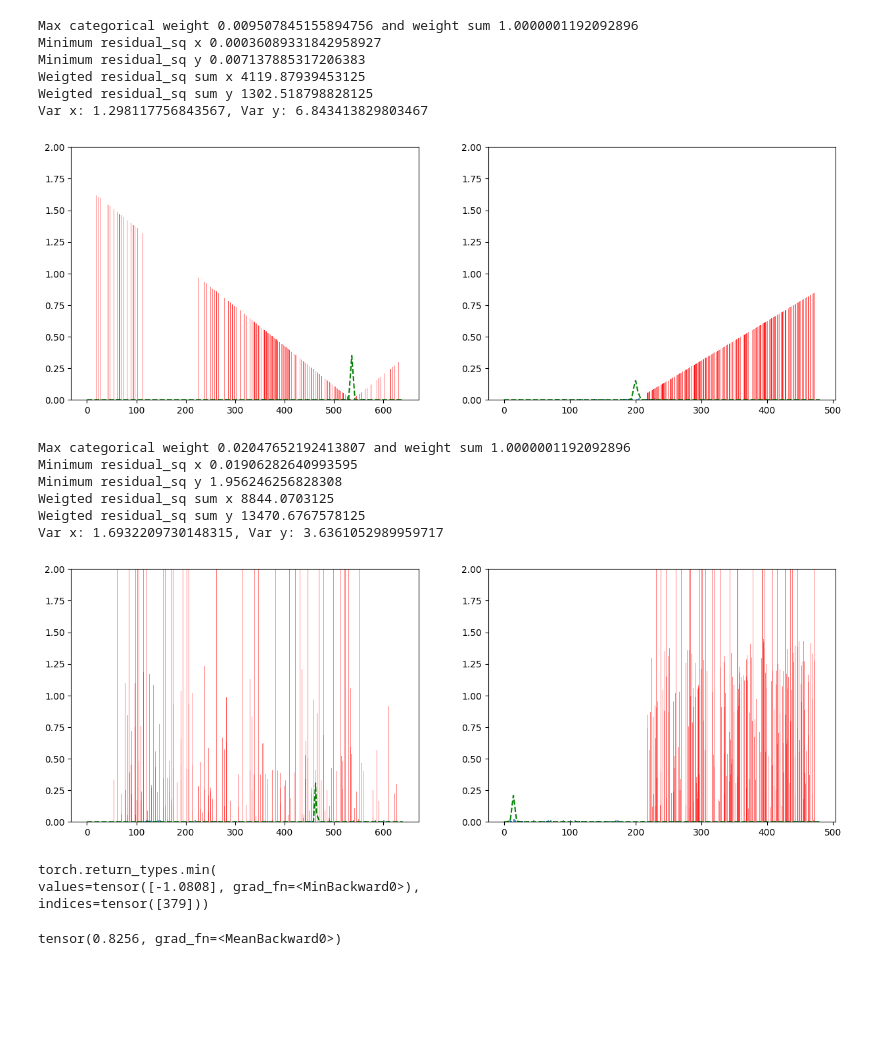
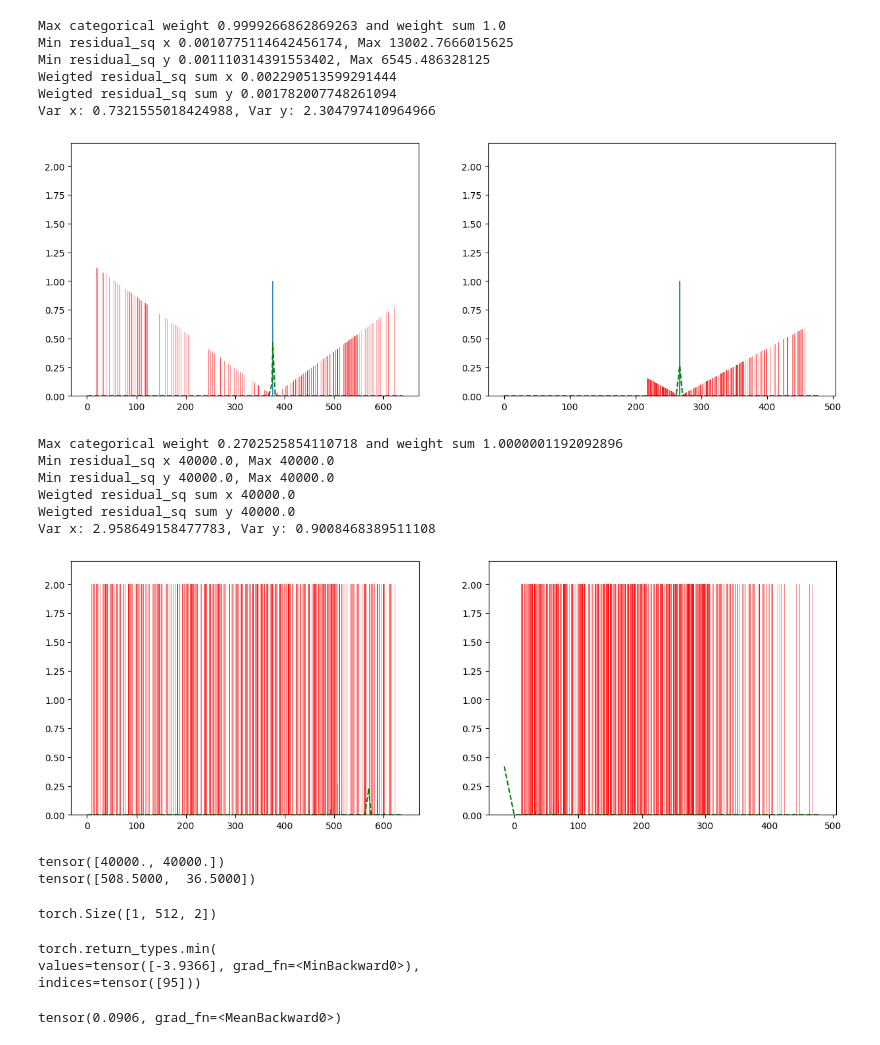
Before and after one commit to HLrwth/glue-factory, a Jupyter notebook: scripts/vis.ipynb, the cells around one changed output. Drawn from its saved outputs; the diff is of its cells as text; code cells hidden in the pictures; blank space fills up the shorter version.

```diff
--- a/scripts/vis.ipynb
+++ b/scripts/vis.ipynb
@@ -14,7 +14,7 @@ from gluefactory.models import get_model
 from matplotlib import pyplot as plt
 import numpy as np
 # %%
-conf = OmegaConf.load(file_="../gluefactory/configs/superpoint+simpleglue_homography_debug.yaml")
+conf = OmegaConf.load("../gluefactory/configs/superpoint+simpleglue_homography_debug.yaml")
 # %%
 device= 'cpu'
 # %%
@@ -31,6 +33,7 @@ model = get_model(conf.model.name)(conf.model).to(device)
 # train the model
 torch.autograd.set_detect_anomaly(False)
 tot_steps = 1
+log_interval = 10
 lr = 1e-5
 params = [(n, p) for n, p in model.named_parameters() if p.requires_grad]
 all_params = [p for n, p in params]
@@ -56,6 +59,7 @@ while(step < tot_steps):
         torch.nn.utils.clip_grad_norm_(all_params, conf.train.clip_grad)
         optimizer.step()
         scheduler.step()
-        # print(f"Step {step}/{tot_steps}- lr: {scheduler.get_last_lr()} - Loss total: {loss.item()}, Last rpr Loss: {losses['last_rp'].item()}, Last lagvar Loss: {losses['last_logvar'].item()}")
+        if step % log_interval == 0:
+            print(f"Step {step}/{tot_steps}- lr: {scheduler.get_last_lr()} - Loss total: {loss.item()}, Last rpr Loss: {losses['last_rp'].item()}, Last lagvar Loss: {losses['last_logvar'].item()}")
         step += 1
 # %% [output]
@@ -103,7 +67,7 @@ gt_res1_0_sq torch.Size([1, 512, 512, 2])
 # %%
 def plot_p_and_var(tmp_n, kps_tgt, proj, r_square, p_tgt_src, log_var, w = 640, h = 480, tp = False):
     var = torch.exp(log_var).squeeze().detach().cpu().numpy()
-    kps_tgt = kps_tgt.squeeze().detach().cpu().numpy() # target
+    kps_tgt = kps_tgt.squeeze().detach().cpu().numpy().astype(int) # target
 
     if tp:
         r_square = r_square.transpose(-2, -3)
@@ -114,16 +78,16 @@ def plot_p_and_var(tmp_n, kps_tgt, proj, r_square, p_tgt_src, log_var, w = 640,
     dist = p_tgt_src.squeeze()[tmp_n].detach().cpu().numpy()
 
     print(f'Max categorical weight {dist.max()} and weight sum {dist.sum()}')
-    print(f"Minimum residual_sq x {r_square_n_x.min()}")
-    print(f"Minimum residual_sq y {r_square_n_y.min()}")
+    print(f"Min residual_sq x {r_square_n_x.min()}, Max {r_square_n_x.max()}")
+    print(f"Min residual_sq y {r_square_n_y.min()}, Max {r_square_n_y.max()}")
     print(f"Weigted residual_sq sum x {(r_square_n_x * dist).sum()}")
     print(f"Weigted residual_sq sum y {(r_square_n_y * dist).sum()}")
 
     f, (ax1, ax2) = plt.subplots(1, 2, figsize=(15, 5))
-    ax1.bar(kps_tgt[:, 0], dist, width=2, alpha=0.9)
-    ax2.bar(kps_tgt[:, 1], dist, width=2, alpha=0.9)
-    ax1.bar(kps_tgt[:, 0], r_square_n_x**0.5 / 100, width=0.5, color='r', alpha=0.5)
-    ax2.bar(kps_tgt[:, 1], r_square_n_y**0.5 / 100, width=0.5, color='r', alpha=0.5)
+    ax1.bar(kps_tgt[:, 0], dist, width=1, alpha=0.9)
+    ax2.bar(kps_tgt[:, 1], dist, width=1, alpha=0.9)
+    ax1.bar(kps_tgt[:, 0], r_square_n_x**0.5 / 100, width=1, color='r', alpha=0.5)
+    ax2.bar(kps_tgt[:, 1], r_square_n_y**0.5 / 100, width=1, color='r', alpha=0.5)
 
     kp0_proj1_x = proj.squeeze()[tmp_n, 0].detach().cpu().numpy()
     kp0_proj1_y = proj.squeeze()[tmp_n, 1].detach().cpu().numpy() # point 80 projected in image 0
@@ -139,30 +103,43 @@ def plot_p_and_var(tmp_n, kps_tgt, proj, r_square, p_tgt_src, log_var, w = 640,
     h_x = np.sort(np.append(h_x, kp0_proj1_y))
     h_y = norm.pdf(h_x, kp0_proj1_y, variance_y**0.5)
     # set ylim
-    ax1.set_ylim([0, 2])
-    ax2.set_ylim([0, 2])
+    ax1.set_ylim([0, 2.2])
+    ax2.set_ylim([0, 2.2])
     ax1.plot(w_x, w_y, 'g--')
     ax2.plot(h_x, h_y, 'g--')
 # %%
-plot_p_and_var(346, pred['keypoints1'], pred['gt_proj_0to1'], pred['gt_res0_1_sq'], pred['p_rp_01'], pred['logvar_01'])
+plot_p_and_var(0, pred['keypoints1'], pred['gt_proj_0to1'], pred['gt_res0_1_sq'], pred['p_rp_01'], pred['logvar_01'])
 # %% [output]
-Max categorical weight 0.009507845155894756 and weight sum 1.0000001192092896
-Minimum residual_sq x 0.00036089331842958927
-Minimum residual_sq y 0.007137885317206383
-Weigted residual_sq sum x 4119.87939453125
-Weigted residual_sq sum y 1302.518798828125
-Var x: 1.298117756843567, Var y: 6.843413829803467
+Max categorical weight 0.9999266862869263 and weight sum 1.0
+Min residual_sq x 0.0010775114642456174, Max 13002.7666015625
+Min residual_sq y 0.001110314391553402, Max 6545.486328125
+Weigted residual_sq sum x 0.002290513599291444
+Weigted residual_sq sum y 0.001782007748261094
+Var x: 0.7321555018424988, Var y: 2.304797410964966
-[figure, old version]
+[figure, new version]
 # %%
-plot_p_and_var(266, pred['keypoints0'], pred['gt_proj_1to0'], pred['gt_res1_0_sq'], pred['p_rp_10'], pred['logvar_10'], tp = True)
+plot_p_and_var(0, pred['keypoints0'], pred['gt_proj_1to0'], pred['gt_res1_0_sq'], pred['p_rp_10'], pred['logvar_10'])
 # %% [output]
-Max categorical weight 0.02047652192413807 and weight sum 1.0000001192092896
-Minimum residual_sq x 0.01906282640993595
-Minimum residual_sq y 1.956246256828308
-Weigted residual_sq sum x 8844.0703125
-Weigted residual_sq sum y 13470.6767578125
-Var x: 1.6932209730148315, Var y: 3.6361052989959717
+Max categorical weight 0.2702525854110718 and weight sum 1.0000001192092896
+Min residual_sq x 40000.0, Max 40000.0
+Min residual_sq y 40000.0, Max 40000.0
+Weigted residual_sq sum x 40000.0
+Weigted residual_sq sum y 40000.0
+Var x: 2.958649158477783, Var y: 0.9008468389511108
-[figure, old version]
+[figure, new version]
+# %%
+p_idx_10_of_N = torch.argmax(pred['p_rp_10'][0][0])
+res_of_N = pred['gt_res1_0_sq'][0][0][p_idx_10_of_N]
+proj_of_N = pred['keypoints0'][0][p_idx_10_of_N]
+print(res_of_N)
+print(proj_of_N)
+# %% [output]
+tensor([40000., 40000.])
+tensor([508.5000,  36.5000])
+# %%
+pred['keypoints0'].shape
+# %% [output]
+torch.Size([1, 512, 2])
 # %%
 
 def plot_var_stats(var):
@@ -176,12 +153,12 @@ def plot_var_stats(var):
 pred['logvar_10'].squeeze()[:,:1].min(0)
 # %% [output]
 torch.return_types.min(
-values=tensor([-1.0808], grad_fn=<MinBackward0>),
-indices=tensor([379]))
+values=tensor([-3.9366], grad_fn=<MinBackward0>),
+indices=tensor([95]))
 # %%
 pred['logvar_10'].mean()
 # %% [output]
-tensor(0.8256, grad_fn=<MeanBackward0>)
+tensor(0.0906, grad_fn=<MeanBackward0>)
 # %%
 var_01 = torch.exp(pred['logvar_01']).squeeze().detach().cpu()
 plot_var_stats(var_01)
```
Also changed, not shown: parts of 26 cells of this notebook, 4 other files.
